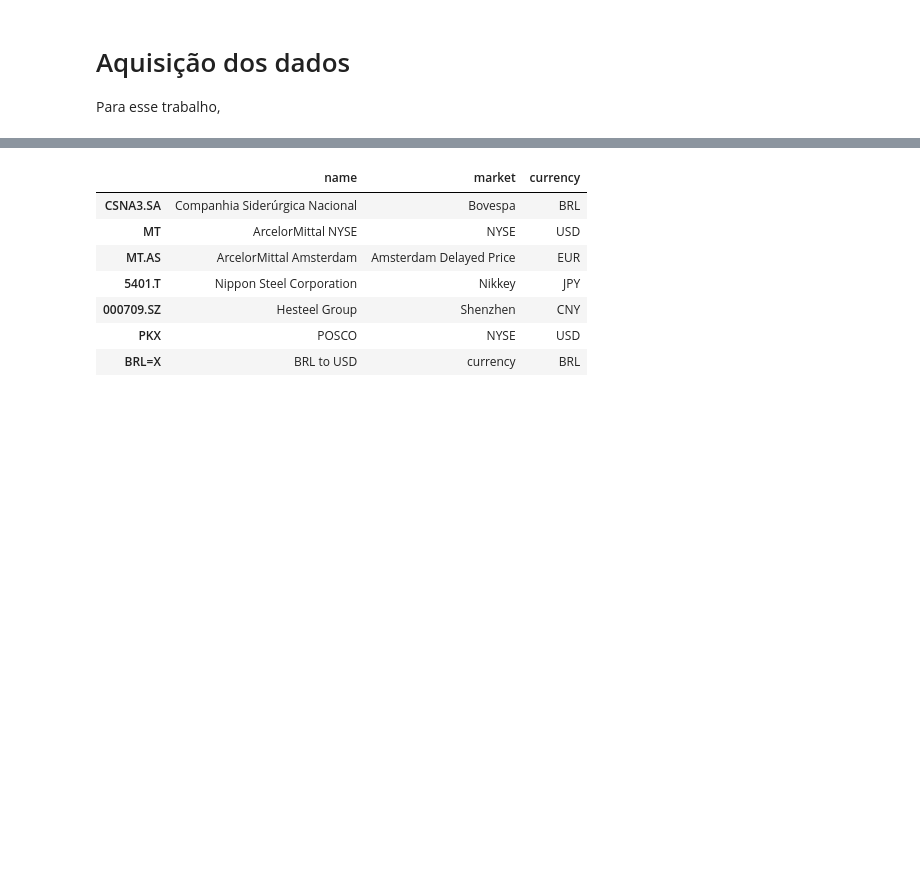
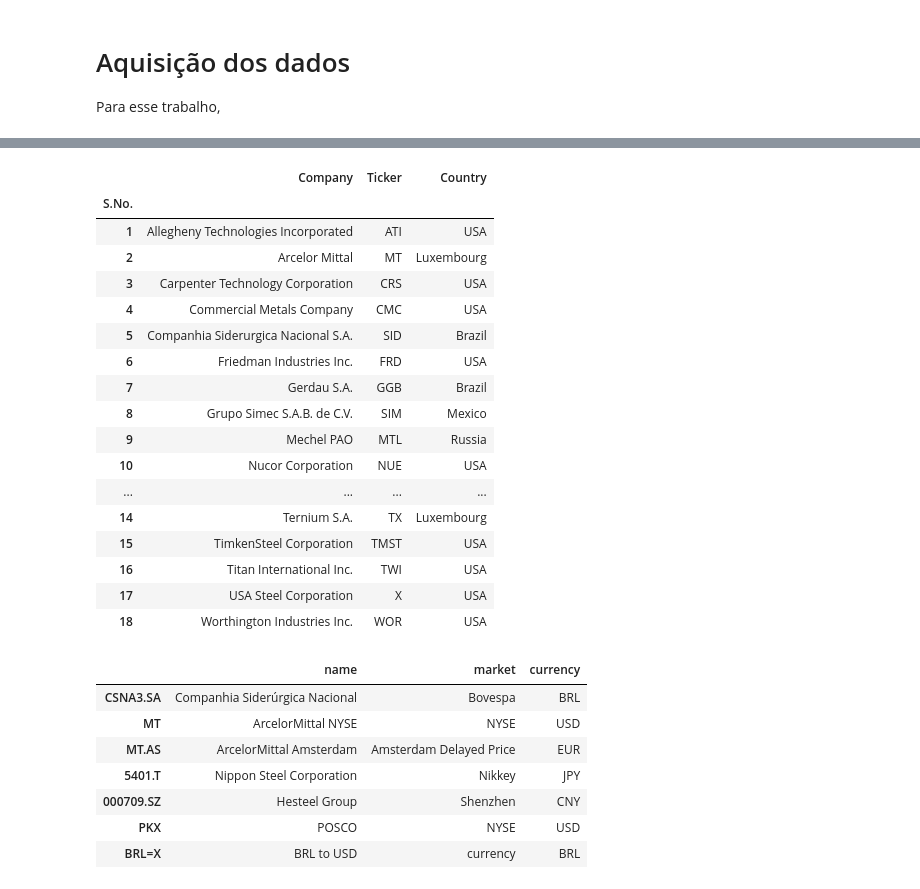
Before and after one commit to cafe-com-analytics/stock_market_index_daily_direction, a Jupyter notebook: notebooks/01_metallurical_sector_analysis.ipynb, the cells around one changed output, grey strips where cells are left out. Cells and saved outputs as stored; diff of their text form; code cells hidden in the pictures; blank space fills up the shorter version.

```diff
--- a/notebooks/01_metallurical_sector_analysis.ipynb
+++ b/notebooks/01_metallurical_sector_analysis.ipynb
@@ -1,4 +1,6 @@
 # %%
+import os
+
 from bs4 import BeautifulSoup
 import matplotlib.pyplot as plt
 import numpy as np
@@ -12,3 +14,14 @@ import yfinance as yf
 
 import warnings
 warnings.filterwarnings("ignore")
+
+os.chdir('../')
+from src.features.build_features import daily_return, uniform_clustering, create_shifted_rt
+os.chdir('./notebooks')
+
+EXTERNAL_DATA = "../data/external/"
+START_DATE = "2011-01-01"
+END_DATE = "2022-01-01"
+URL_MARKET = "https://finance.yahoo.com/world-indices/"
+URL_STEEL = "https://en.wikipedia.org/wiki/List_of_steel_producers"
+URL_STEEL_PROD = "https://worldsteelprices.com/"
@@ -36,3 +75,35 @@ df.head()
+# %%
+df_steel_nyse = pd.read_csv(
+    EXTERNAL_DATA+'Complete-List-of-Steel-Iron-Stocks-listed-on-NYSE-Jan-10-21.csv', delimiter=';', index_col='S.No.'
+    )
+df_steel_nyse.dropna(axis=1, inplace=True)
+
+dct_steel_nyse = {}
+
+for row in df_steel_nyse.iterrows():
+    # dct_steel_nyse[row[1]['Ticker']] = 1
+    dct_steel_nyse[row[1]['Ticker']] = {'name': row[1]['Company'], 'country': row[1]['Country']}
+
+df_steel_nyse
+# %% [output]
+|  | Company | Ticker | Country |
+| S.No. |  |  |  |
+| 1 | Allegheny Technologies Incorporated | ATI | USA |
+| 2 | Arcelor Mittal | MT | Luxembourg |
+| 3 | Carpenter Technology Corporation | CRS | USA |
+| 4 | Commercial Metals Company | CMC | USA |
+| 5 | Companhia Siderurgica Nacional S.A. | SID | Brazil |
+| 6 | Friedman Industries Inc. | FRD | USA |
+| 7 | Gerdau S.A. | GGB | Brazil |
+| 8 | Grupo Simec S.A.B. de C.V. | SIM | Mexico |
+| 9 | Mechel PAO | MTL | Russia |
+| 10 | Nucor Corporation | NUE | USA |
+| ... | ... | ... | ... |
+| 14 | Ternium S.A. | TX | Luxembourg |
+| 15 | TimkenSteel Corporation | TMST | USA |
+| 16 | Titan International Inc. | TWI | USA |
+| 17 | USA Steel Corporation | X | USA |
+| 18 | Worthington Industries Inc. | WOR | USA |
 # %%
 dct_steel = {
     "CSNA3.SA": {"name":"Companhia Siderúrgica Nacional", "market": "Bovespa", "currency": "BRL"},
```
Also changed, not shown: parts of 8 cells of this notebook.
